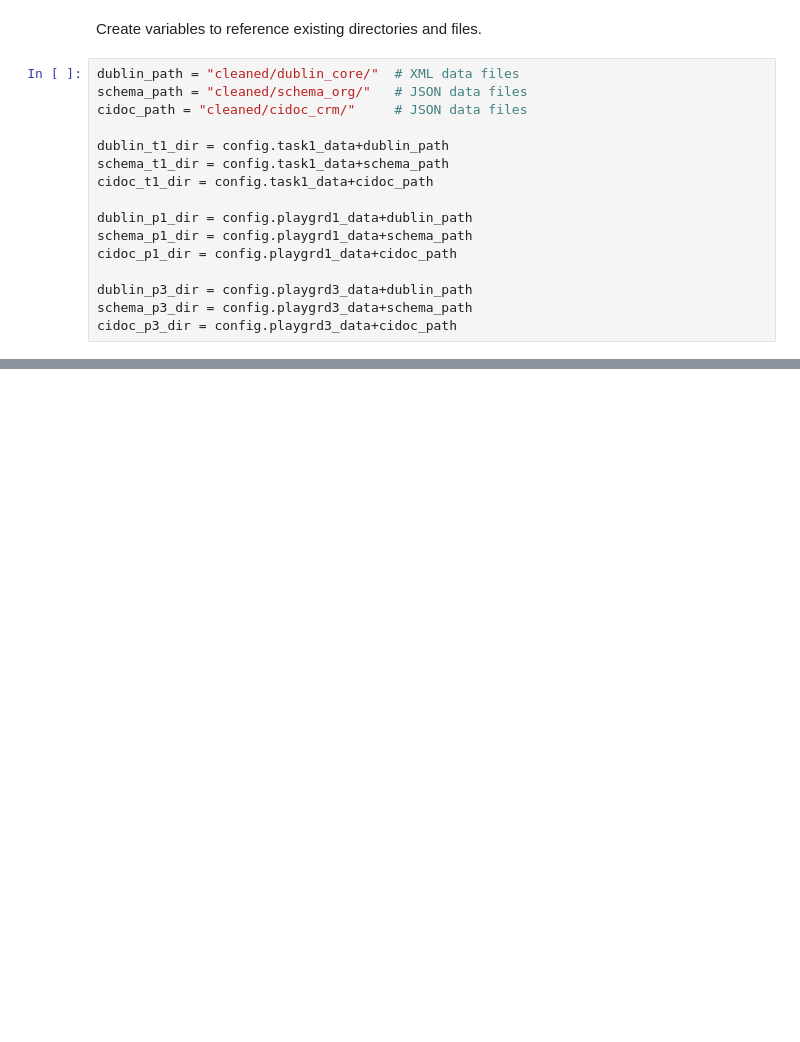
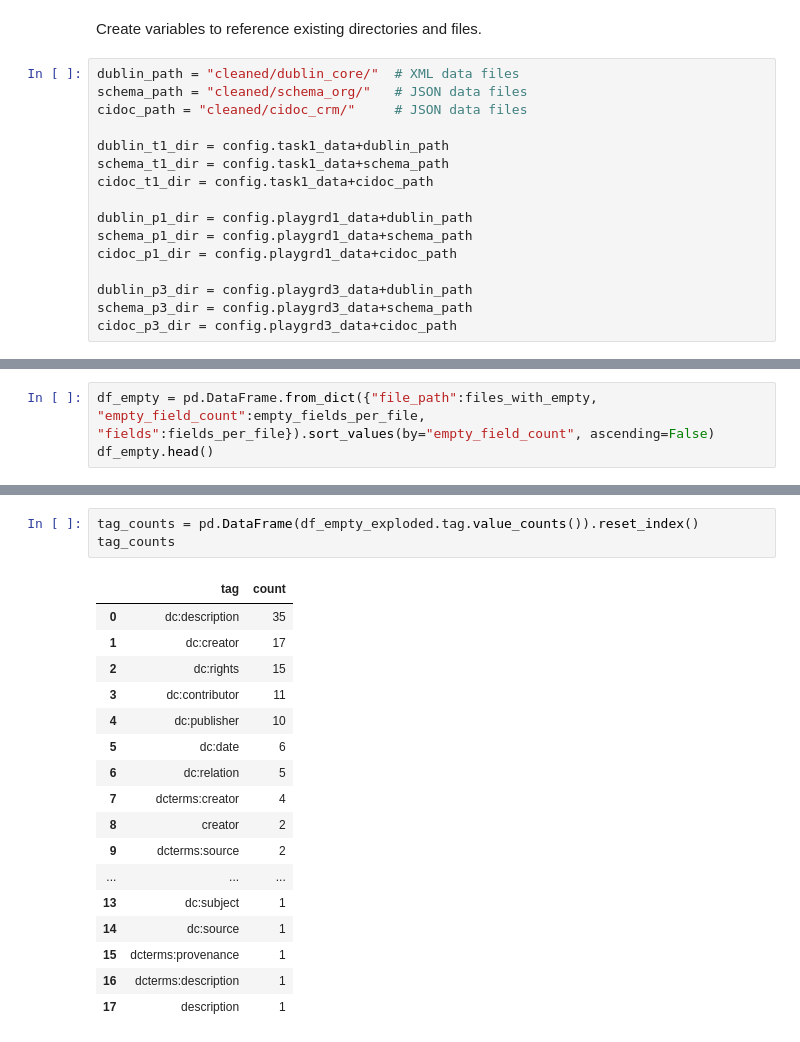
Before and after one commit to thegoose20/lada-eval, a Jupyter notebook: evaluation-completeness.ipynb, the cells around one changed output, grey strips where cells are left out. Saved outputs shown, nothing was run; the diff lists cells and outputs as text; blank space fills up the shorter version.

```diff
--- a/evaluation-completeness.ipynb
+++ b/evaluation-completeness.ipynb
@@ -68,0 +112,3 @@ Check that URLs are well-formed, that they exist, and that they connect to a rel
+# %%
+df_empty = pd.DataFrame.from_dict({"file_path":files_with_empty, "empty_field_count":empty_fields_per_file, "fields":fields_per_file}).sort_values(by="empty_field_count", ascending=False)
+df_empty.head()
@@ -68,0 +176,21 @@ Check that URLs are well-formed, that they exist, and that they connect to a rel
+# %%
+tag_counts = pd.DataFrame(df_empty_exploded.tag.value_counts()).reset_index()
+tag_counts
+# %% [output]
+|  | tag | count |
+| 0 | dc:description | 35 |
+| 1 | dc:creator | 17 |
+| 2 | dc:rights | 15 |
+| 3 | dc:contributor | 11 |
+| 4 | dc:publisher | 10 |
+| 5 | dc:date | 6 |
+| 6 | dc:relation | 5 |
+| 7 | dcterms:creator | 4 |
+| 8 | creator | 2 |
+| 9 | dcterms:source | 2 |
+| ... | ... | ... |
+| 13 | dc:subject | 1 |
+| 14 | dc:source | 1 |
+| 15 | dcterms:provenance | 1 |
+| 16 | dcterms:description | 1 |
+| 17 | description | 1 |
```
Also changed, not shown: parts of 31 cells of this notebook.
